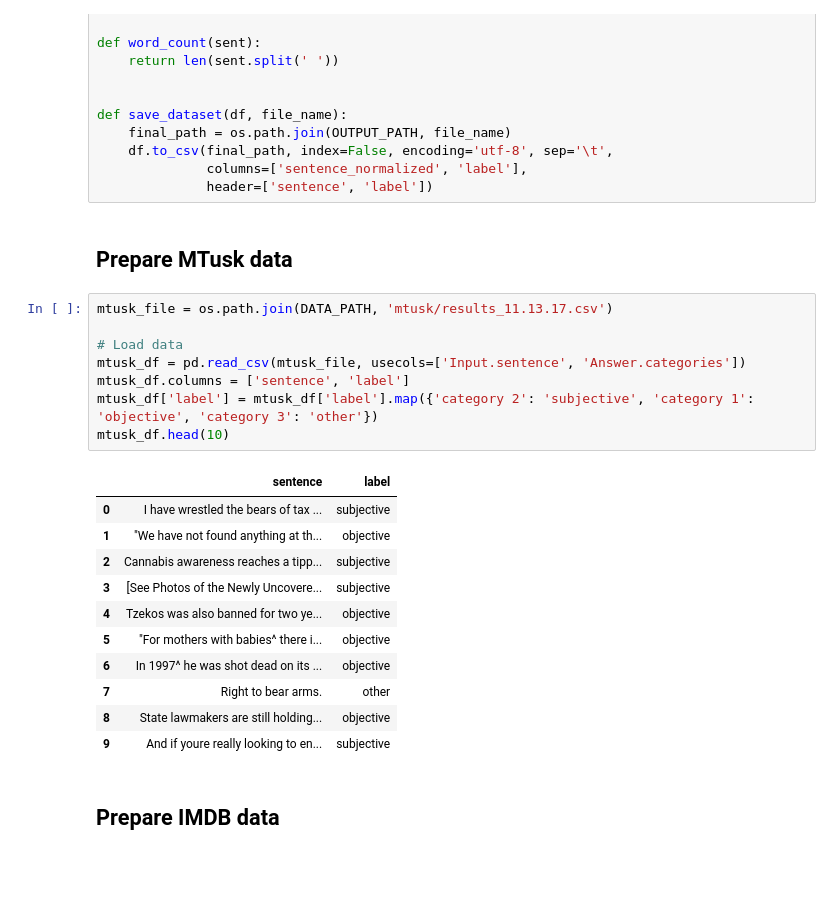
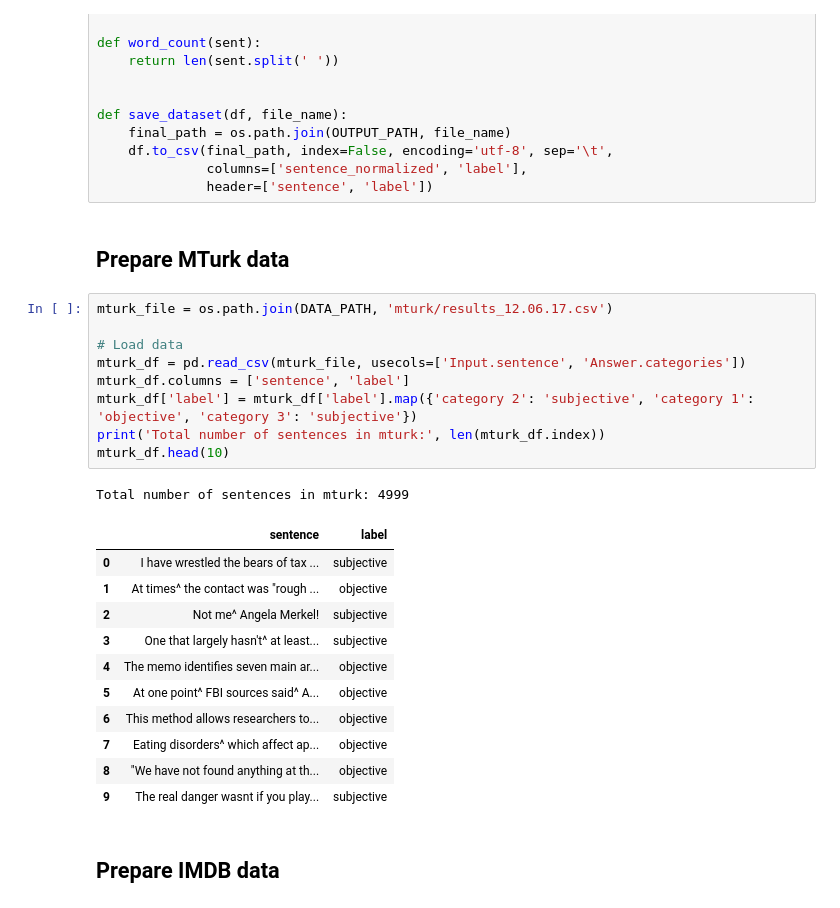
Before and after one commit to cjlovering/fact-fiction, a Jupyter notebook: src/FactOrFictionML/Final_Cleaning_And_Splitting.ipynb, the cells around one changed output. Cells and saved outputs as stored; diff of their text form; blank space fills up the shorter version.

```diff
--- a/src/FactOrFictionML/Final_Cleaning_And_Splitting.ipynb
+++ b/src/FactOrFictionML/Final_Cleaning_And_Splitting.ipynb
@@ -23,27 +23,29 @@ def save_dataset(df, file_name):
               columns=['sentence_normalized', 'label'],
               header=['sentence', 'label'])
 # %% [markdown]
-## Prepare MTusk data
+## Prepare MTurk data
 # %%
-mtusk_file = os.path.join(DATA_PATH, 'mtusk/results_11.13.17.csv')
+mturk_file = os.path.join(DATA_PATH, 'mturk/results_12.06.17.csv')
 
 # Load data
-mtusk_df = pd.read_csv(mtusk_file, usecols=['Input.sentence', 'Answer.categories'])
-mtusk_df.columns = ['sentence', 'label']
-mtusk_df['label'] = mtusk_df['label'].map({'category 2': 'subjective', 'category 1': 'objective', 'category 3': 'other'})
-mtusk_df.head(10)
+mturk_df = pd.read_csv(mturk_file, usecols=['Input.sentence', 'Answer.categories'])
+mturk_df.columns = ['sentence', 'label']
+mturk_df['label'] = mturk_df['label'].map({'category 2': 'subjective', 'category 1': 'objective', 'category 3': 'subjective'})
+print('Total number of sentences in mturk:', len(mturk_df.index))
+mturk_df.head(10)
 # %% [output]
+Total number of sentences in mturk: 4999
 |  | sentence | label |
 | 0 | I have wrestled the bears of tax ... | subjective |
-| 1 | "We have not found anything at th... | objective |
-| 2 | Cannabis awareness reaches a tipp... | subjective |
-| 3 | [See Photos of the Newly Uncovere... | subjective |
-| 4 | Tzekos was also banned for two ye... | objective |
-| 5 | "For mothers with babies^ there i... | objective |
-| 6 | In 1997^ he was shot dead on its ... | objective |
-| 7 | Right to bear arms. | other |
-| 8 | State lawmakers are still holding... | objective |
-| 9 | And if youre really looking to en... | subjective |
+| 1 | At times^ the contact was "rough ... | objective |
+| 2 | Not me^ Angela Merkel! | subjective |
+| 3 | One that largely hasn't^ at least... | subjective |
+| 4 | The memo identifies seven main ar... | objective |
+| 5 | At one point^ FBI sources said^ A... | objective |
+| 6 | This method allows researchers to... | objective |
+| 7 | Eating disorders^ which affect ap... | objective |
+| 8 | "We have not found anything at th... | objective |
+| 9 | The real danger wasnt if you play... | subjective |
 # %% [markdown]
 ## Prepare IMDB data
 # %%
```
Also changed, not shown: parts of 9 cells of this notebook, 22 other files.
